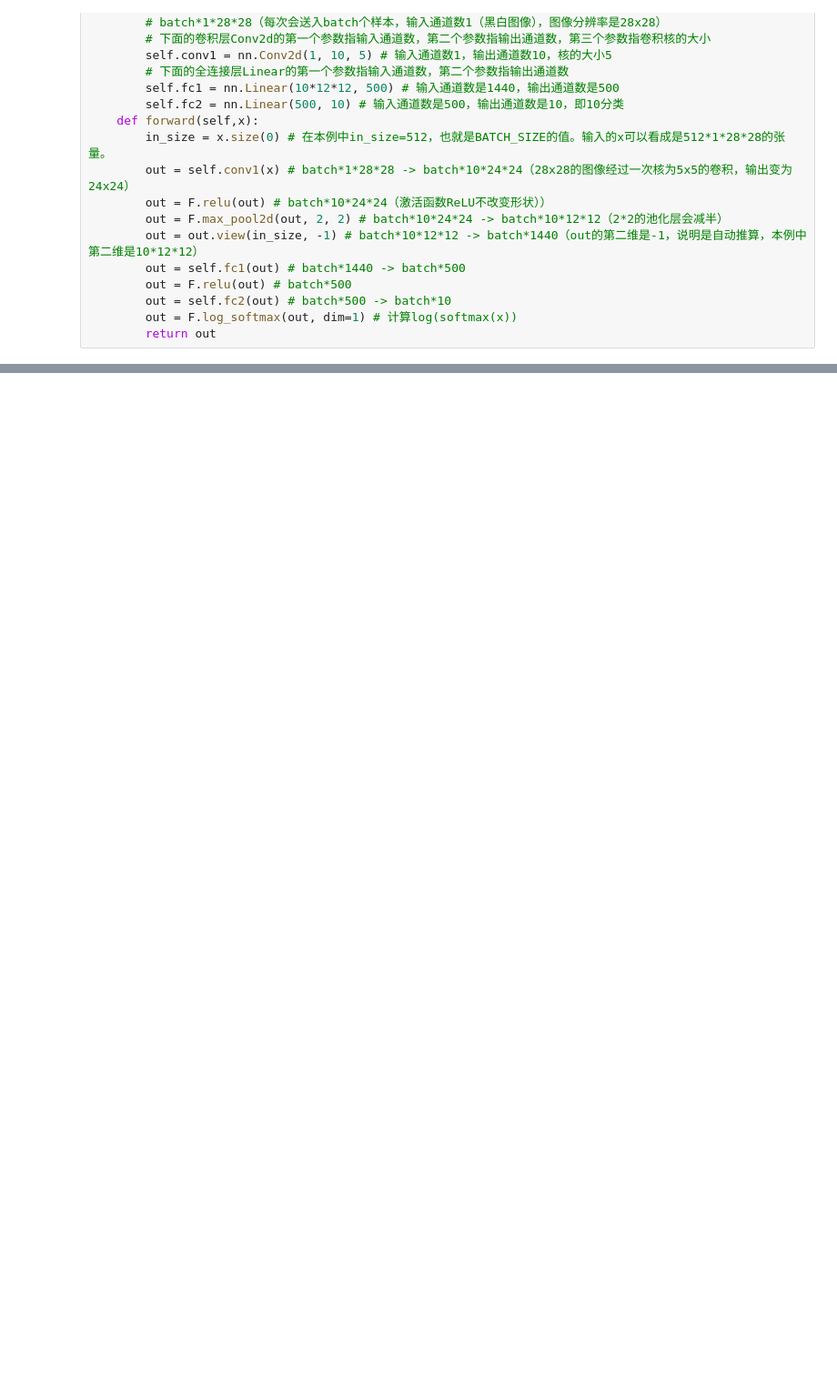
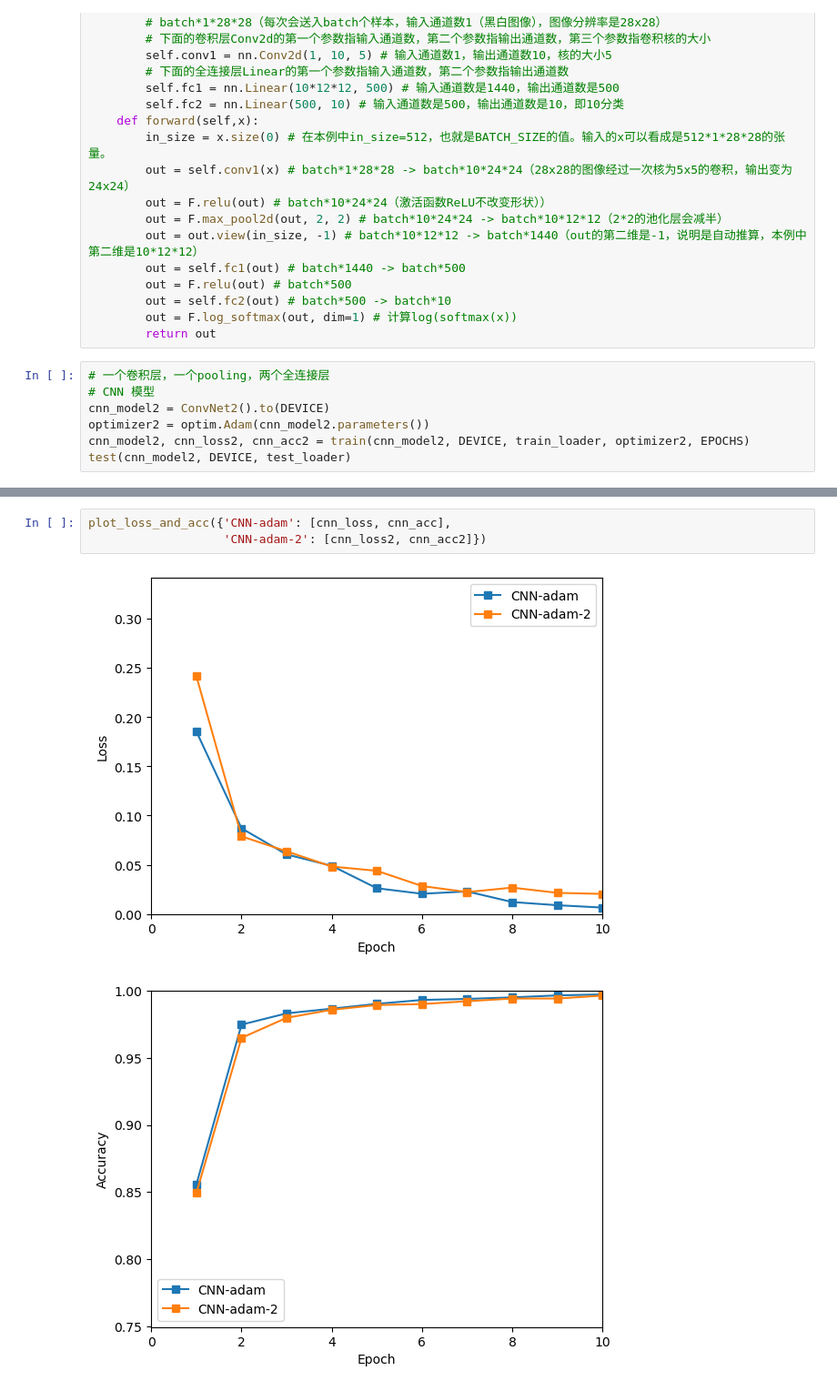
Before and after one commit to saai/DL-study, a Jupyter notebook: dl-hw3/cnn-test.ipynb, the cells around one changed output, grey strips where cells are left out. Shown: that part at 91% size. Cells and saved outputs as stored; diff of their text form; blank space fills up the shorter version.

```diff
--- a/dl-hw3/cnn-test.ipynb
+++ b/dl-hw3/cnn-test.ipynb
@@ -204,3 +208,10 @@ class ConvNet2(nn.Module):
         out = self.fc2(out) # batch*500 -> batch*10
         out = F.log_softmax(out, dim=1) # 计算log(softmax(x))
         return out
+# %%
+# 一个卷积层，一个pooling，两个全连接层
+# CNN 模型
+cnn_model2 = ConvNet2().to(DEVICE)
+optimizer2 = optim.Adam(cnn_model2.parameters())
+cnn_model2, cnn_loss2, cnn_acc2 = train(cnn_model2, DEVICE, train_loader, optimizer2, EPOCHS)
+test(cnn_model2, DEVICE, test_loader)
@@ -207 +236,7 @@ class ConvNet2(nn.Module):
+# %%
+plot_loss_and_acc({'CNN-adam': [cnn_loss, cnn_acc],
+                   'CNN-adam-2': [cnn_loss2, cnn_acc2]})
+# %% [output]
+[figure, added]
+[figure, added]
 # %%
```
Also changed, not shown: parts of 13 cells of this notebook.
